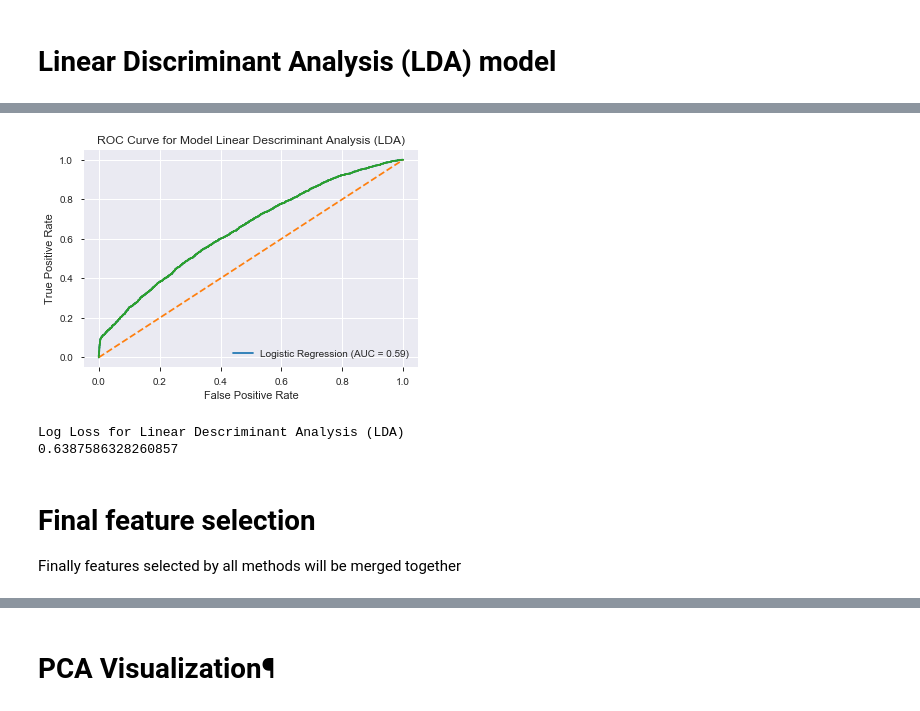
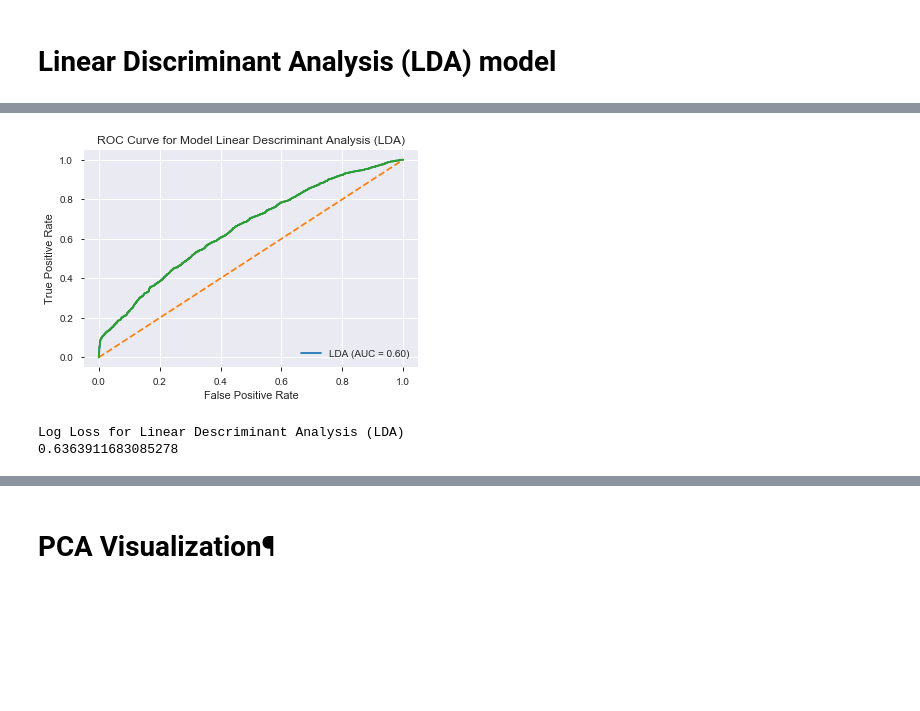
Before and after one commit to quedogf94/Spring2019_Project2, a Jupyter notebook: Kobe.ipynb, the cells around one changed output, grey strips where cells are left out. Cells and saved outputs as stored; diff of their text form; code cells hidden in the pictures; blank space fills up the shorter version.

```diff
--- a/Kobe.ipynb
+++ b/Kobe.ipynb
@@ -259,7 +259,7 @@ kobe_df.drop('team_name', axis=1, inplace=True) # Always LA Lakers
 kobe_df.drop('recId', axis=1, inplace=True) # Highly Correlated with shot_Id
 kobe_df.drop('loc_x', axis=1, inplace=True)
 kobe_df.drop('loc_y', axis=1, inplace=True)
-kobe_df.drop('shot_id', axis=1, inplace=True)
+#kobe_df.drop('shot_id', axis=1, inplace=True)
 # %% [markdown]
 # Data Transformation
 New features
@@ -431,6 +427,6 @@ print(featureScores.nlargest(20,'Score'))  #print 10 best features
 # %%
-kobe_df = kobe_df.loc[:,['game_id','attendance','shot_distance','game_event_id','game_id','shot_zone_range_code','shot_zone_basic_code','shot_type_code','shot_zone_area_code','last_5_sec_in_period','action_type_code','season_code','period_code','combined_shot_type_code','home_play','opponent_code','avgnoisedb']]
-X = kobe_df
+X = X.loc[:,['attendance','shot_distance','shot_zone_range_code','game_event_id','shot_zone_basic_code','shot_type_code','shot_zone_area_code','action_type_code','period_code','combined_shot_type_code','home_play','avgnoisedb']]
+#X = kobe_df
 # %%
 X.shape
 # %% [output]
@@ -536,15 +510,23 @@ print(confusion_matrix)
 # ROC Curve for Logistic Regression
 # %%
 # roc curve
+from sklearn.metrics import roc_auc_score
 from sklearn.datasets import make_classification
 from sklearn.linear_model import LogisticRegression
 from sklearn.model_selection import train_test_split
 from sklearn.metrics import roc_curve
 from matplotlib import pyplot
-logit_roc_auc = roc_auc_score(y_test, logreg.predict(X_test))
 # fit a model
-model = LogisticRegression()
+model = GridSearchCV(
+    estimator = LogisticRegression(random_state=seed),
+    param_grid = {
+        'penalty': ['l1', 'l2'],
+        'C': [0.001, 0.01, 1, 10, 100, 1000]})#,
+    #cv = kfold,
+    #scoring = scoring,
+    #n_jobs = processors)
 model.fit(X_train, y_train)
+logit_roc_auc = roc_auc_score(y_test, model.predict(X_test))
 # predict probabilities
 probs = model.predict_proba(X_test)
 # keep probabilities for the positive outcome only
@@ -621,37 +634,40 @@ print(lda_grid.score)
        scoring=None, verbose=0)>
 # %%
 # roc curve
+from sklearn.metrics import roc_auc_score
 from sklearn.datasets import make_classification
 from sklearn.discriminant_analysis import LinearDiscriminantAnalysis as LDA
 from sklearn.model_selection import train_test_split
 from sklearn.metrics import roc_curve
 from matplotlib import pyplot
-logit_roc_auc = roc_auc_score(y_test, logreg.predict(X_test))
+#logit_roc_auc = roc_auc_score(y_test, logreg.predict(X_test))
 # fit a model
-model = LDA(n_components=1, priors=None, shrinkage=None,
+priors = np.array([.5538, .4461])
+model = LDA(n_components=1, priors=priors, shrinkage=None,
               solver='svd', store_covariance=False, tol=0.0001)
 model.fit(X_train, y_train)
+logit_lda_auc = roc_auc_score(y_test, model.predict(X_test))
 # predict probabilities
 probs = model.predict_proba(X_test)
 # keep probabilities for the positive outcome only
 probs = probs[:, 1]
 # calculate roc curve
 fpr, tpr, thresholds = roc_curve(y_test, probs)
 plt.figure()
-pyplot.plot(fpr, tpr, label='Logistic Regression (AUC = %0.2f)' % logit_roc_auc)
+pyplot.plot(fpr, tpr, label='LDA (AUC = %0.2f)' % logit_lda_auc)
 # plot no skill
 pyplot.plot([0, 1], [0, 1], linestyle='--')
 # plot the roc curve for the model
 pyplot.plot(fpr, tpr)
 # show the plot
 pyplot.xlabel('False Positive Rate')
 pyplot.ylabel('True Positive Rate')
 pyplot.title('ROC Curve for Model Linear Descriminant Analysis (LDA)')
 pyplot.legend(loc="lower right")
 pyplot.savefig('Log_ROC')
 pyplot.show()
 # %% [output]
-[figure, old version]
+[figure, new version]
 # %%
 from sklearn.metrics import log_loss
 # predict probabilities
@@ -664,7 +680,4 @@ print("Log Loss for Linear Descriminant Analysis (LDA)")
 print(loss)
 # %% [output]
 Log Loss for Linear Descriminant Analysis (LDA)
-0.6387586328260857
+0.6363911683085278
-# %% [markdown]
-# Final feature selection
-Finally features selected by all methods will be merged together
```
Also changed, not shown: parts of 37 cells of this notebook.
